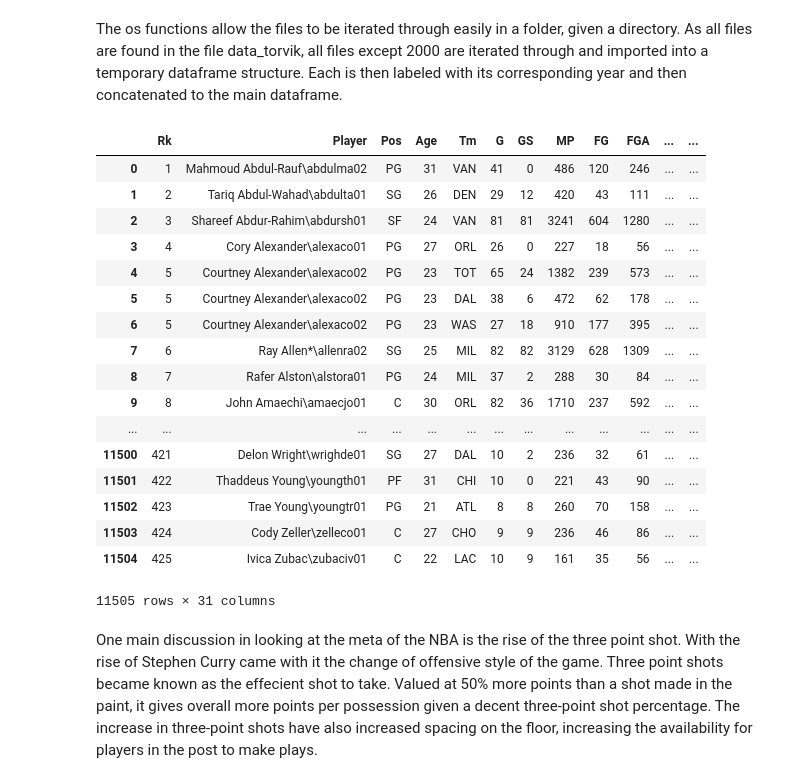
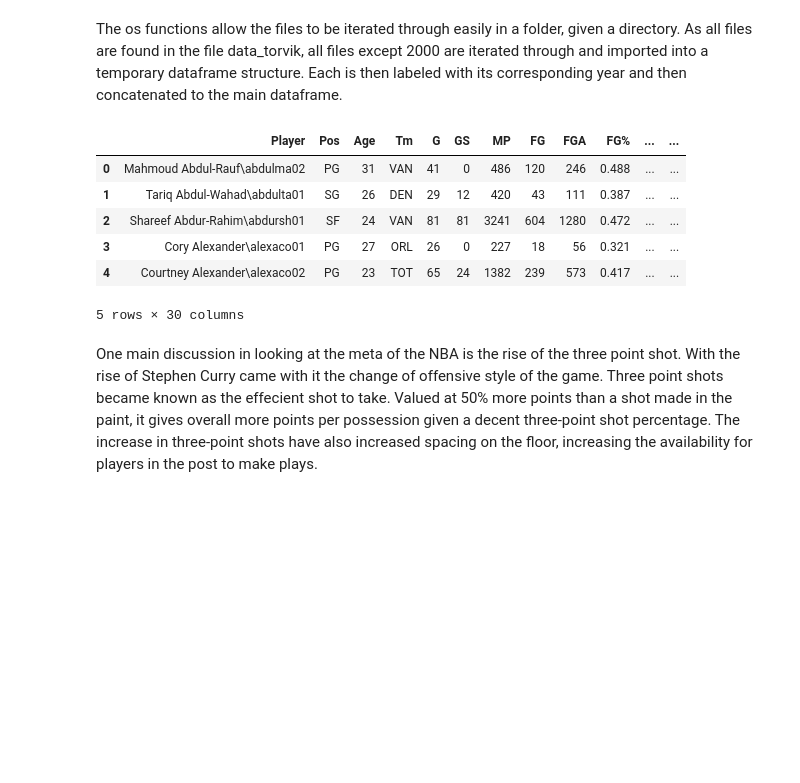
Before and after one commit to chas3stockwell/College-Basketball-Success, a Jupyter notebook: Tutorial Notebook - Extrapolating Success from Basketball Players using On-Court Data 2000-2019-checkpoint.ipynb, the cells around one changed output. Saved outputs shown, nothing was run; the diff lists cells and outputs as text; code cells hidden in the pictures; blank space fills up the shorter version.

```diff
--- a/Tutorial Notebook - Extrapolating Success from Basketball Players using On-Court Data 2000-2019-checkpoint.ipynb
+++ b/Tutorial Notebook - Extrapolating Success from Basketball Players using On-Court Data 2000-2019-checkpoint.ipynb
@@ -276,40 +249,33 @@ The os functions allow the files to be iterated through easily in a folder, give
 # %%
 import os
 
 directory_in_str = "./data_NBA"
 directory = os.fsencode(directory_in_str)
-yNum = 2001
+yNum = 2000
+
+file1 = "./data_NBA/playerstats2000.csv"
+
+df_NBA = pd.DataFrame()
 
 for file in os.listdir(directory):
      filename = os.fsdecode(file)
-     if filename.endswith(".csv") & ~("2000" in filename):
+     if filename.endswith(".csv"):
         df_temp = pd.read_csv((directory_in_str +"/"+ filename), sep=",", encoding='latin-1')
         df_temp["Year"] = yNum
         df_NBA = pd.concat([df_NBA, df_temp], ignore_index = True)
         yNum = yNum+1
      else:
          continue
-
-df_NBA
+del df_NBA["Rk"]
+df_NBA.head()
 # %% [output]
-|  | Rk | Player | Pos | Age | Tm | G | GS | MP | FG | FGA | ... | ... |
-| 0 | 1 | Mahmoud Abdul-Rauf\abdulma02 | PG | 31 | VAN | 41 | 0 | 486 | 120 | 246 | ... | ... |
-| 1 | 2 | Tariq Abdul-Wahad\abdulta01 | SG | 26 | DEN | 29 | 12 | 420 | 43 | 111 | ... | ... |
-| 2 | 3 | Shareef Abdur-Rahim\abdursh01 | SF | 24 | VAN | 81 | 81 | 3241 | 604 | 1280 | ... | ... |
-| 3 | 4 | Cory Alexander\alexaco01 | PG | 27 | ORL | 26 | 0 | 227 | 18 | 56 | ... | ... |
-| 4 | 5 | Courtney Alexander\alexaco02 | PG | 23 | TOT | 65 | 24 | 1382 | 239 | 573 | ... | ... |
-| 5 | 5 | Courtney Alexander\alexaco02 | PG | 23 | DAL | 38 | 6 | 472 | 62 | 178 | ... | ... |
-| 6 | 5 | Courtney Alexander\alexaco02 | PG | 23 | WAS | 27 | 18 | 910 | 177 | 395 | ... | ... |
-| 7 | 6 | Ray Allen*\allenra02 | SG | 25 | MIL | 82 | 82 | 3129 | 628 | 1309 | ... | ... |
-| 8 | 7 | Rafer Alston\alstora01 | PG | 24 | MIL | 37 | 2 | 288 | 30 | 84 | ... | ... |
-| 9 | 8 | John Amaechi\amaecjo01 | C | 30 | ORL | 82 | 36 | 1710 | 237 | 592 | ... | ... |
-| ... | ... | ... | ... | ... | ... | ... | ... | ... | ... | ... | ... | ... |
-| 11500 | 421 | Delon Wright\wrighde01 | SG | 27 | DAL | 10 | 2 | 236 | 32 | 61 | ... | ... |
-| 11501 | 422 | Thaddeus Young\youngth01 | PF | 31 | CHI | 10 | 0 | 221 | 43 | 90 | ... | ... |
-| 11502 | 423 | Trae Young\youngtr01 | PG | 21 | ATL | 8 | 8 | 260 | 70 | 158 | ... | ... |
-| 11503 | 424 | Cody Zeller\zelleco01 | C | 27 | CHO | 9 | 9 | 236 | 46 | 86 | ... | ... |
-| 11504 | 425 | Ivica Zubac\zubaciv01 | C | 22 | LAC | 10 | 9 | 161 | 35 | 56 | ... | ... |
+|  | Player | Pos | Age | Tm | G | GS | MP | FG | FGA | FG% | ... | ... |
+| 0 | Mahmoud Abdul-Rauf\abdulma02 | PG | 31 | VAN | 41 | 0 | 486 | 120 | 246 | 0.488 | ... | ... |
+| 1 | Tariq Abdul-Wahad\abdulta01 | SG | 26 | DEN | 29 | 12 | 420 | 43 | 111 | 0.387 | ... | ... |
+| 2 | Shareef Abdur-Rahim\abdursh01 | SF | 24 | VAN | 81 | 81 | 3241 | 604 | 1280 | 0.472 | ... | ... |
+| 3 | Cory Alexander\alexaco01 | PG | 27 | ORL | 26 | 0 | 227 | 18 | 56 | 0.321 | ... | ... |
+| 4 | Courtney Alexander\alexaco02 | PG | 23 | TOT | 65 | 24 | 1382 | 239 | 573 | 0.417 | ... | ... |
-11505 rows × 31 columns
+5 rows × 30 columns
 # %% [markdown]
 One main discussion in looking at the meta of the NBA is the rise of the three point shot. With the rise of Stephen Curry came with it the change of offensive style of the game. Three point shots became known as the effecient shot to take. Valued at 50% more points than a shot made in the paint, it gives overall more points per possession given a decent three-point shot percentage. The increase in three-point shots have also increased spacing on the floor, increasing the availability for players in the post to make plays.
 # %% [markdown]
```
Also changed, not shown: parts of 14 cells of this notebook.
